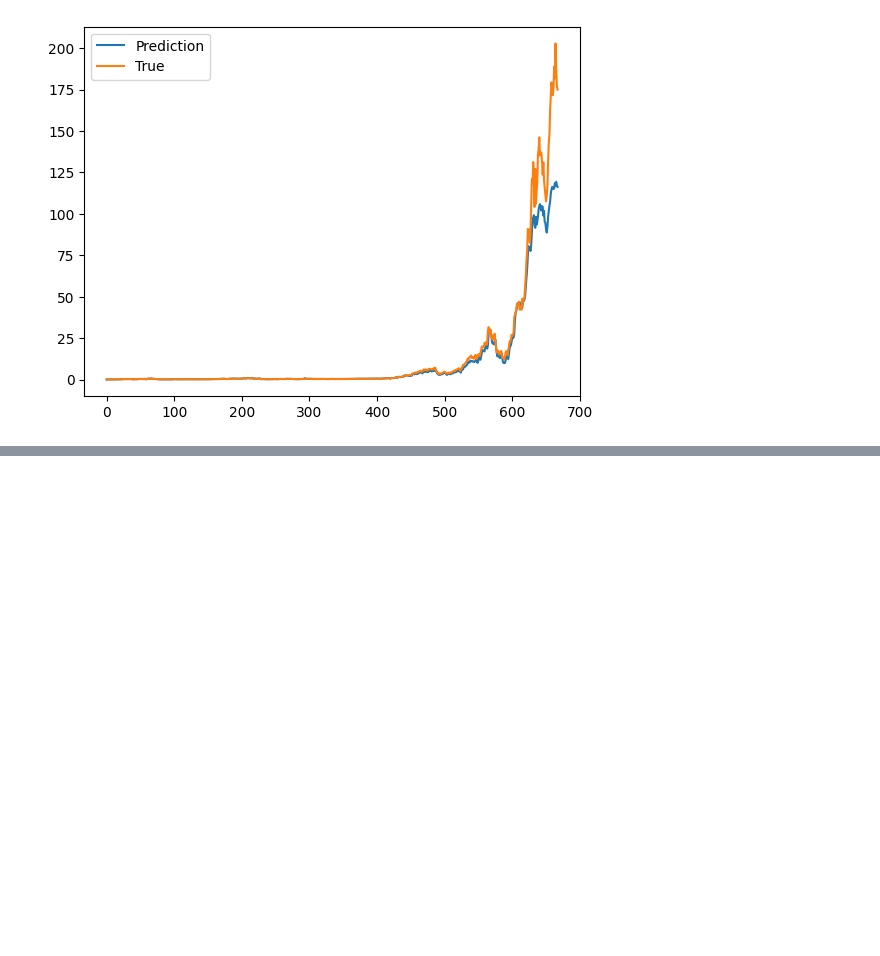
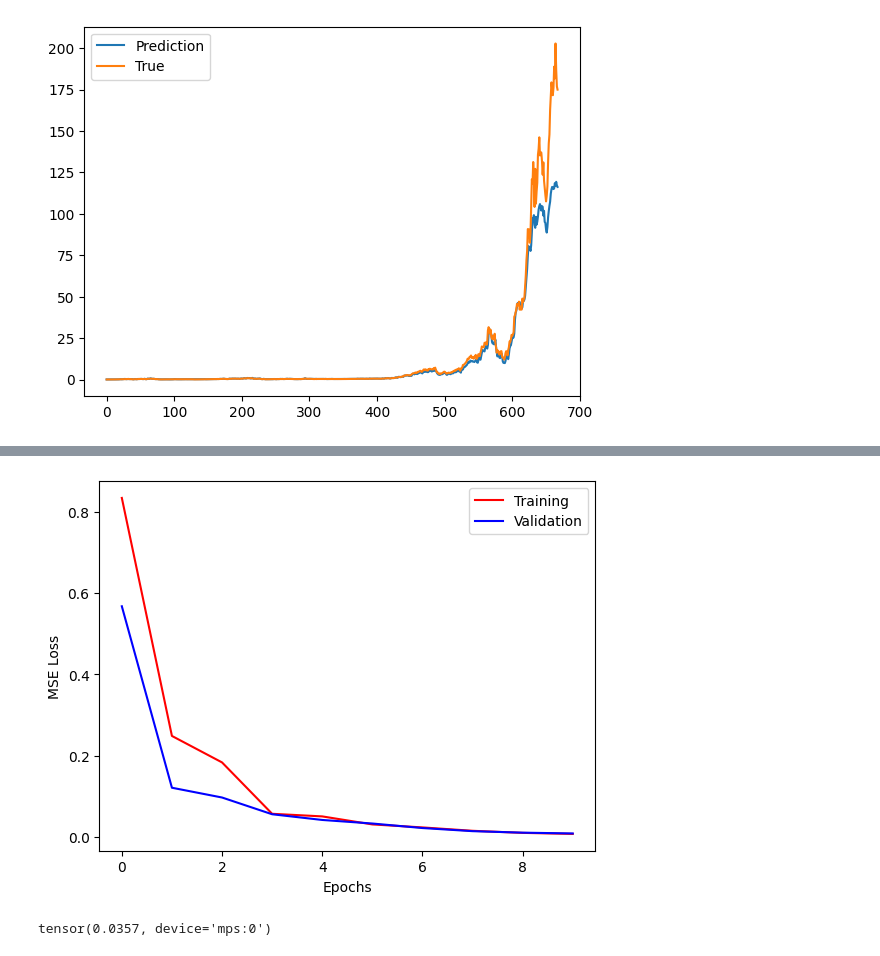
Before and after one commit to acosio14/stock-forecasting, a Jupyter notebook: protoyping.ipynb, the cells around one changed output, grey strips where cells are left out. Cells and saved outputs as stored; diff of their text form; code cells hidden in the pictures; blank space fills up the shorter version.

Commit message:
Save work. Added lstm

```diff
--- a/protoyping.ipynb
+++ b/protoyping.ipynb
@@ -171 +173,21 @@ plt.legend()
+# %%
+import torch
+import torch.nn as nn
+from torch.nn import functional as F
+import torch.optim
+import numpy as np
+from numpy.typing import NDArray
+
+
+class SimpleLSTM(nn.Module):
+    def __init__(self) -> None:
+        super().__init__()
+        self.lstm = nn.LSTM(input_size=1, hidden_size=8, num_layers=1, batch_first=True)
+        self.fc = nn.Linear(in_features=8, out_features=1)
+
+    def forward(self, input):  # x (batch, seq_len, input_size)
+        output, (hx, cn) = self.lstm(input)
+        y_hat = self.fc(output[:,-1,:])
+
+        return y_hat
 # %%
@@ -177,0 +218,11 @@ train_loss, val_loss = train_model(lstm, num_epochs, batch_size, learning_rate,
+# %%
+import matplotlib.pyplot as plt
+epochs = [*range(num_epochs)]
+plt.plot(epochs, train_loss, label="Training", color="red")
+plt.plot(epochs, val_loss, label="Validation", color="blue")
+plt.xlabel("Epochs")
+plt.ylabel("MSE Loss")
+plt.legend()
+plt.show()
+# %% [output]
+[figure, added]
@@ -177,0 +237,5 @@ train_loss, val_loss = train_model(lstm, num_epochs, batch_size, learning_rate,
+# %%
+final_loss = test_losses[-1]
+print(final_loss)
+# %% [output]
+tensor(0.0357, device='mps:0')
```
Also changed, not shown: parts of 5 cells of this notebook.
